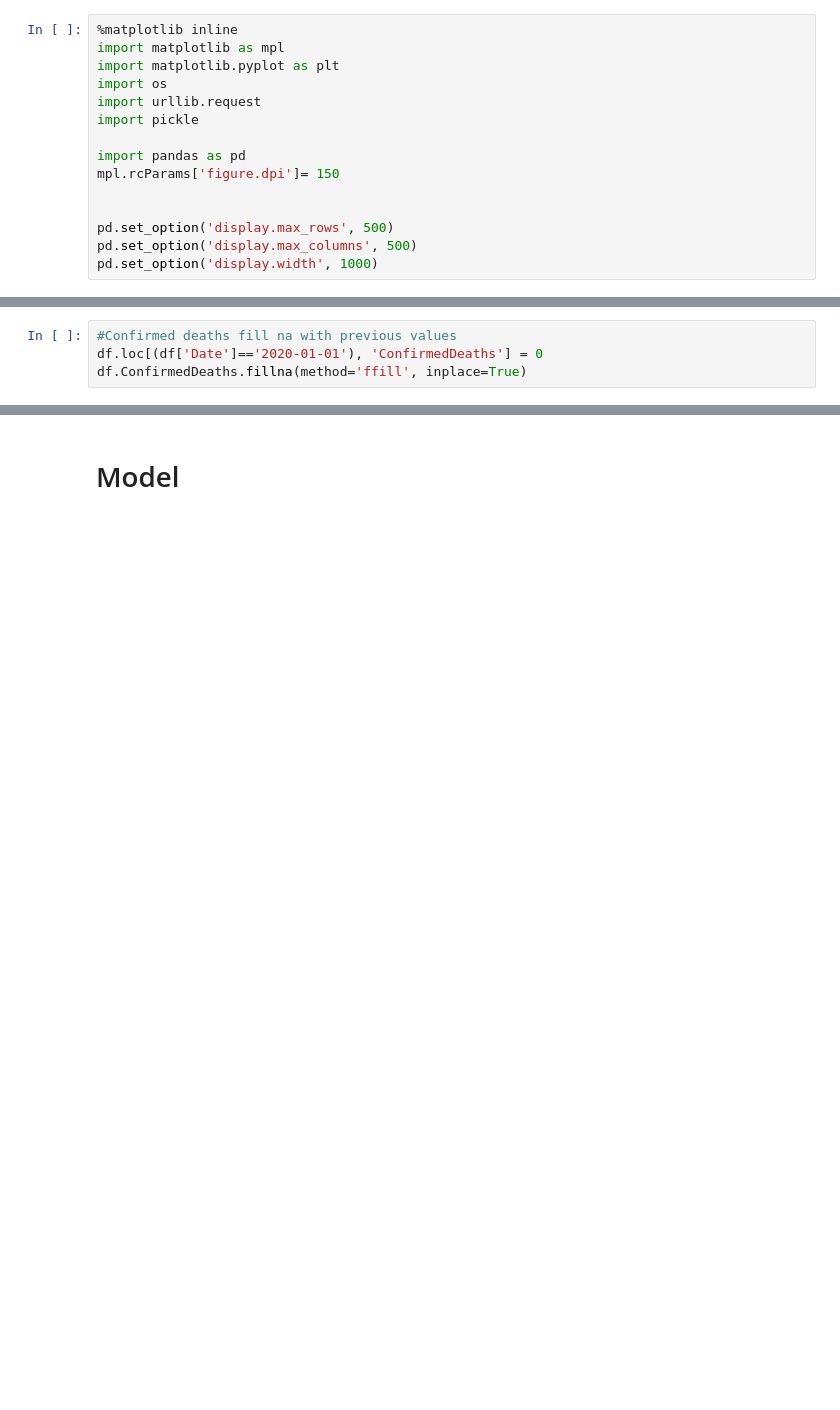
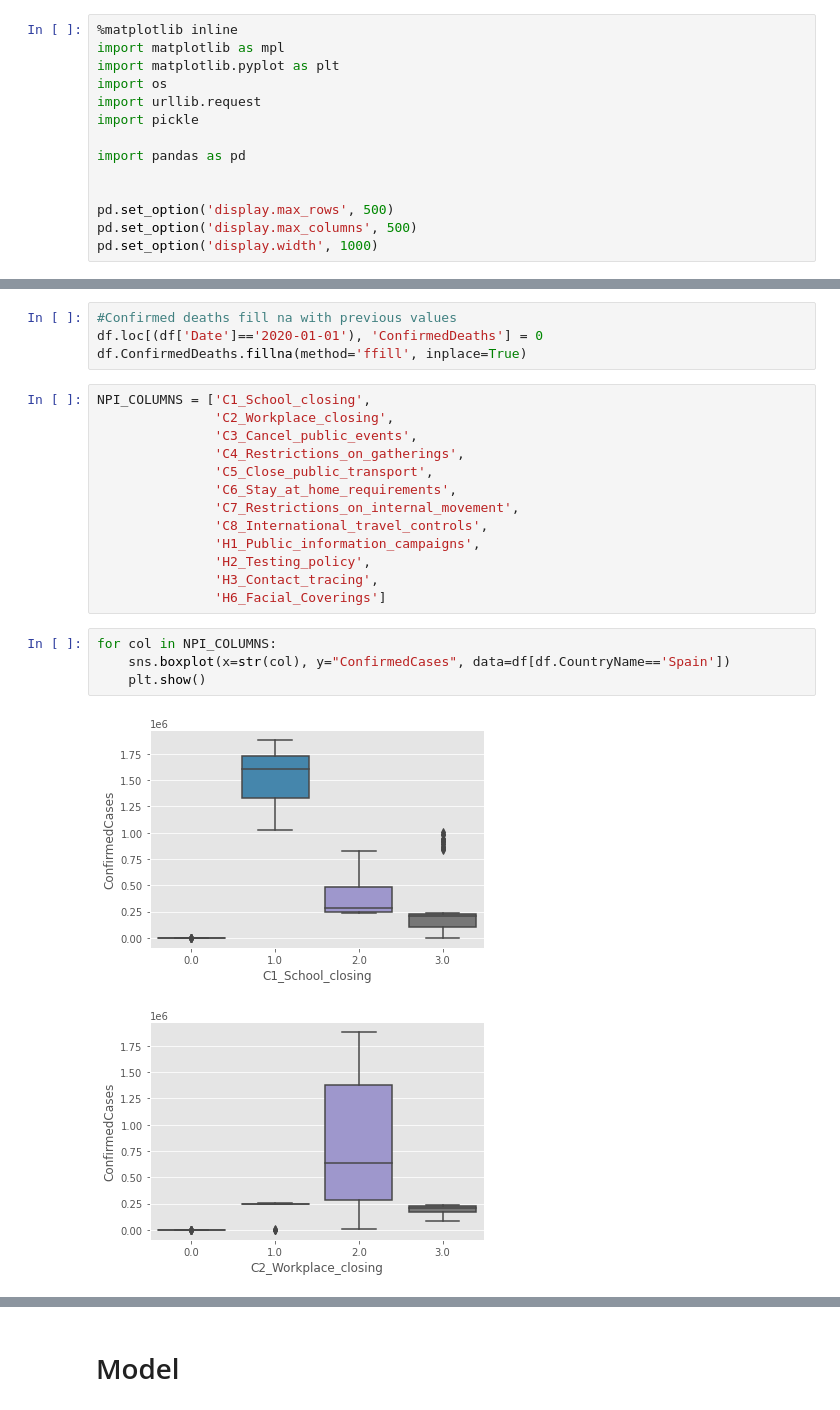
Before and after one commit to Alpargata/covidChallenge, a Jupyter notebook: challenge.ipynb, the cells around one changed output, grey strips where cells are left out. Drawn from its saved outputs; the diff is of its cells as text; blank space fills up the shorter version.

Commit message:
graphs

```diff
--- a/challenge.ipynb
+++ b/challenge.ipynb
@@ -10,7 +10,6 @@ import urllib.request
 import pickle
 
 import pandas as pd
-mpl.rcParams['figure.dpi']= 150
 
 
 pd.set_option('display.max_rows', 500)
@@ -148,3 +147,23 @@ df.ConfirmedCases.fillna(method='ffill', inplace=True)
 #Confirmed deaths fill na with previous values
 df.loc[(df['Date']=='2020-01-01'), 'ConfirmedDeaths'] = 0
 df.ConfirmedDeaths.fillna(method='ffill', inplace=True)
+# %%
+NPI_COLUMNS = ['C1_School_closing',
+               'C2_Workplace_closing',
+               'C3_Cancel_public_events',
+               'C4_Restrictions_on_gatherings',
+               'C5_Close_public_transport',
+               'C6_Stay_at_home_requirements',
+               'C7_Restrictions_on_internal_movement',
+               'C8_International_travel_controls',
+               'H1_Public_information_campaigns',
+               'H2_Testing_policy',
+               'H3_Contact_tracing',
+               'H6_Facial_Coverings']
+# %%
+for col in NPI_COLUMNS:
+    sns.boxplot(x=str(col), y="ConfirmedCases", data=df[df.CountryName=='Spain'])
+    plt.show()
+# %% [output]
+[figure, added]
+[figure, added]
```
Also changed, not shown: parts of 5 cells of this notebook, 1 other file.
